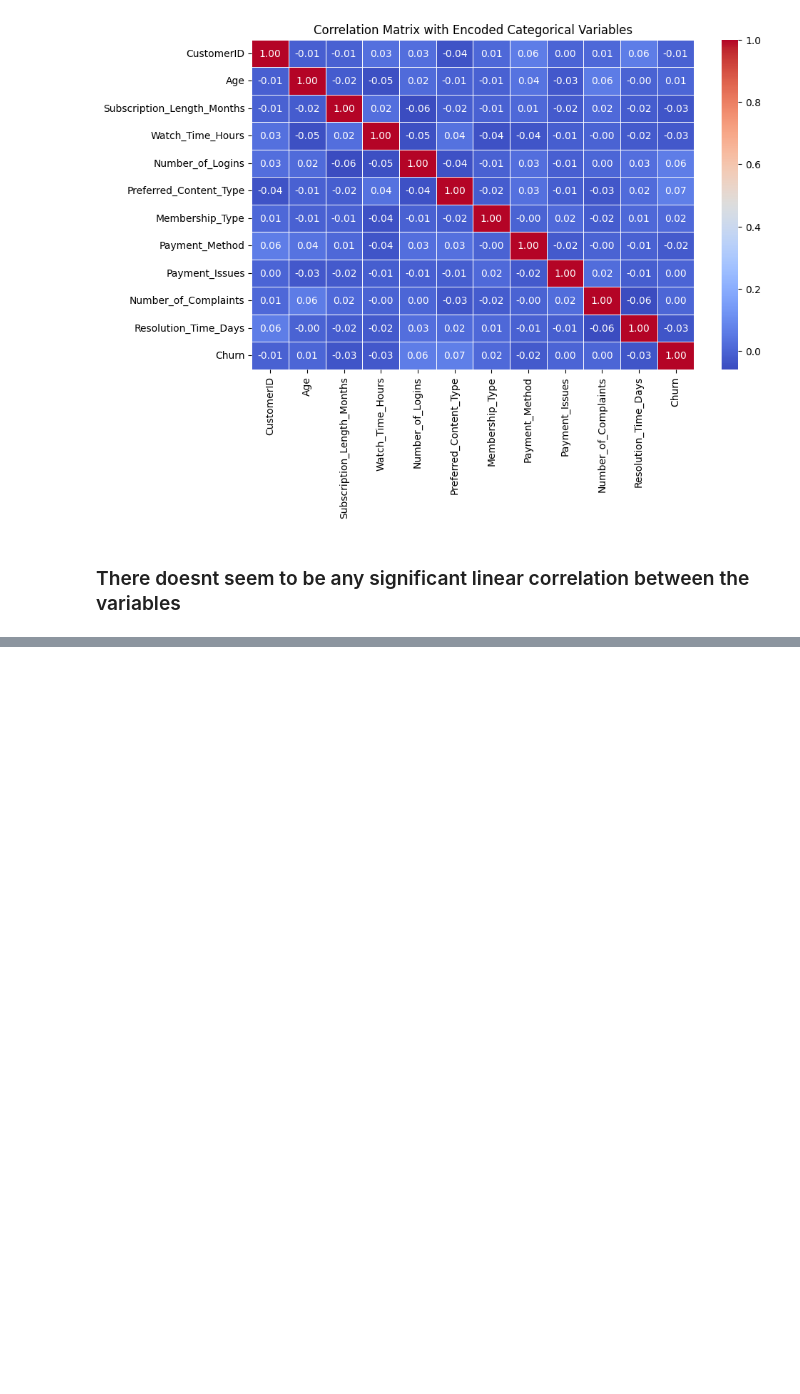
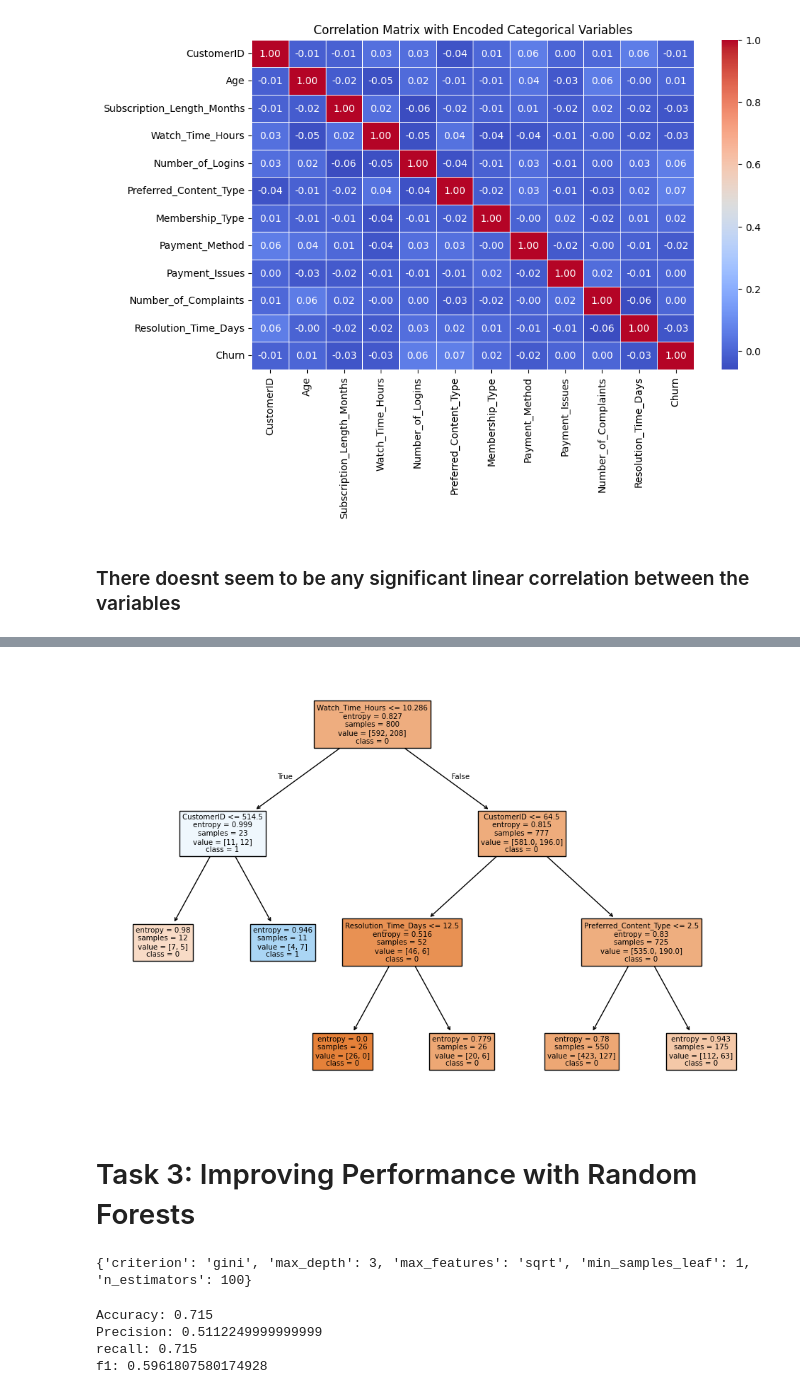
Before and after one commit to Trim0500/SOEN471-Assignment-1, a Jupyter notebook: SOEN_471_A1.ipynb, the cells around one changed output, grey strips where cells are left out. Cells and saved outputs as stored; diff of their text form; code cells hidden in the pictures; blank space fills up the shorter version.

Commit message:
Update SOEN_471_A1.ipynb
Task 2 and 3 implemented

```diff
--- a/SOEN_471_A1.ipynb
+++ b/SOEN_471_A1.ipynb
@@ -178,0 +256,41 @@ plt.show()
+# %%
+plt.figure(figsize=(12, 8))
+plot_tree(best_Tree, feature_names=Data.columns, class_names=['0','1'], filled=True)
+plt.show()
+# %% [output]
+[figure, added]
+# %% [markdown]
+# Task 3: Improving Performance with Random Forests
+# %%
+Random_forest = RandomForestClassifier(random_state=5, n_jobs=-1)
+
+param_grid = {
+    'criterion': ['gini', 'entropy', 'log_loss'],
+    'n_estimators': [50, 100, 200],
+    'max_depth': [3, 5, 10, 15, 20, 30],
+    'min_samples_leaf': [1, 2, 4, 8],
+    'max_features': [None, 'auto', 'sqrt', 'log2']
+}
+
+grid_search = GridSearchCV(Random_forest, param_grid, cv=5, scoring='accuracy')
+grid_search.fit(X_train, y_train)
+best_RF = grid_search.best_estimator_
+best_RF.fit(X_train, y_train)
+print(grid_search.best_params_)
+# %% [output]
+{'criterion': 'gini', 'max_depth': 3, 'max_features': 'sqrt', 'min_samples_leaf': 1, 'n_estimators': 100}
+# %%
+y_pred = best_RF.predict(X_test)
+accuracy_RF = accuracy_score(y_test, y_pred)
+precision_RF = precision_score(y_test, y_pred, average='weighted')
+recall_RF = recall_score(y_test, y_pred, average='weighted')
+f1_RF = f1_score(y_test, y_pred, average='weighted')
+print("Accuracy: "+str(accuracy_RF))
+print("Precision: "+str(precision_RF))
+print("recall: "+str(recall_RF))
+print("f1: "+str(f1_RF))
+# %% [output]
+Accuracy: 0.715
+Precision: 0.5112249999999999
+recall: 0.715
+f1: 0.5961807580174928
```
Also changed, not shown: parts of 11 cells of this notebook.
